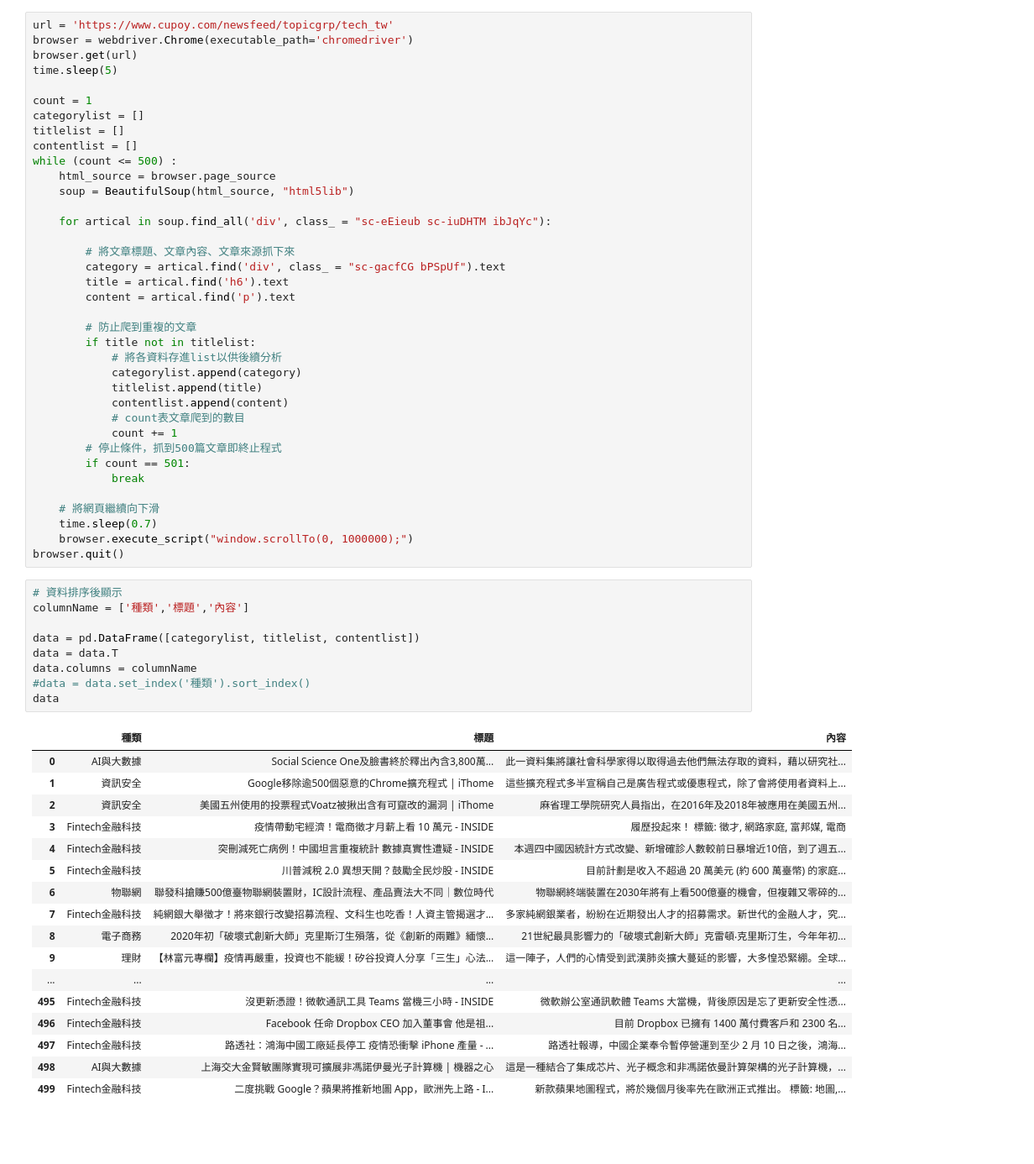
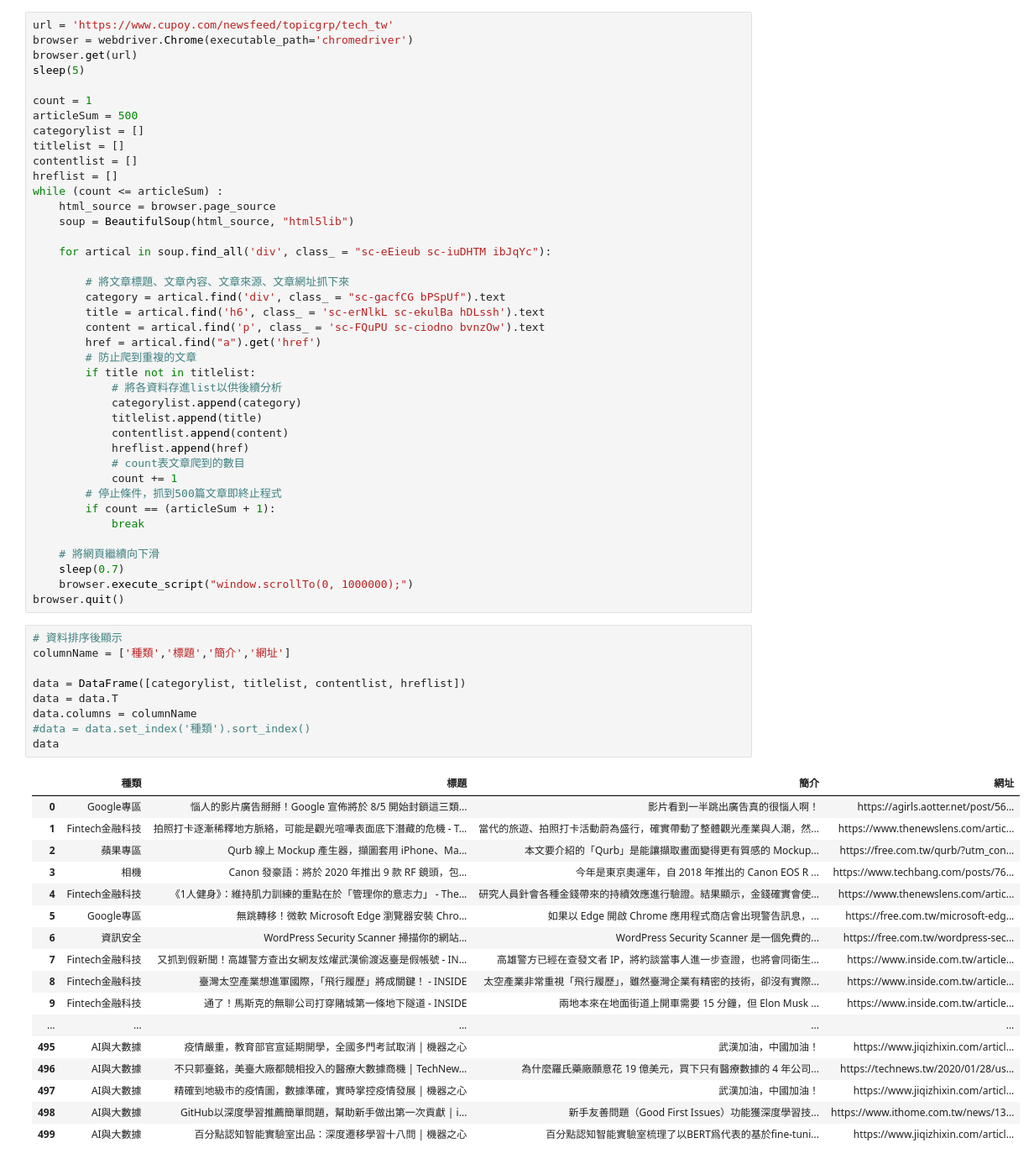
Before and after one commit to Ether-YiTseWu/1st-PyCrawlerMarathon, a Jupyter notebook: final project/Final Project.ipynb, the cells around one changed output. Shown: that part at 84% size. Drawn from its saved outputs; the diff is of its cells as text; blank space fills up the shorter version.

```diff
--- a/final project/Final Project.ipynb
+++ b/final project/Final Project.ipynb
@@ -21,63 +13,66 @@ warnings.filterwarnings('ignore')
 url = 'https://www.cupoy.com/newsfeed/topicgrp/tech_tw'
 browser = webdriver.Chrome(executable_path='chromedriver')
 browser.get(url)
-time.sleep(5)
+sleep(5)
 
 count = 1
+articleSum = 500
 categorylist = []
 titlelist = []
 contentlist = []
-while (count <= 500) :
+hreflist = []
+while (count <= articleSum) :
     html_source = browser.page_source
     soup = BeautifulSoup(html_source, "html5lib")
 
     for artical in soup.find_all('div', class_ = "sc-eEieub sc-iuDHTM ibJqYc"):
 
-        # 將文章標題、文章內容、文章來源抓下來
+        # 將文章標題、文章內容、文章來源、文章網址抓下來
         category = artical.find('div', class_ = "sc-gacfCG bPSpUf").text
-        title = artical.find('h6').text
-        content = artical.find('p').text
-
+        title = artical.find('h6', class_ = 'sc-erNlkL sc-ekulBa hDLssh').text
+        content = artical.find('p', class_ = 'sc-FQuPU sc-ciodno bvnzOw').text
+        href = artical.find("a").get('href')
         # 防止爬到重複的文章
         if title not in titlelist:
             # 將各資料存進list以供後續分析
             categorylist.append(category)
             titlelist.append(title)
             contentlist.append(content)
+            hreflist.append(href)
             # count表文章爬到的數目
             count += 1
         # 停止條件，抓到500篇文章即終止程式
-        if count == 501:
+        if count == (articleSum + 1):
             break
 
     # 將網頁繼續向下滑
-    time.sleep(0.7)
+    sleep(0.7)
     browser.execute_script("window.scrollTo(0, 1000000);")
 browser.quit()
 # %%
 # 資料排序後顯示
-columnName = ['種類','標題','內容']
+columnName = ['種類','標題','簡介','網址']
 
-data = pd.DataFrame([categorylist, titlelist, contentlist])
+data = DataFrame([categorylist, titlelist, contentlist, hreflist])
 data = data.T
 data.columns = columnName
 #data = data.set_index('種類').sort_index()
 data
 # %% [output]
-|  | 種類 | 標題 | 內容 |
-| 0 | AI與大數據 | Social Science One及臉書終於釋出內含3,800萬... | 此一資料集將讓社會科學家得以取得過去他們無法存取的資料，藉以研究社... |
-| 1 | 資訊安全 | Google移除逾500個惡意的Chrome擴充程式 | iThome | 這些擴充程式多半宣稱自己是廣告程式或優惠程式，除了會將使用者資料上... |
-| 2 | 資訊安全 | 美國五州使用的投票程式Voatz被揪出含有可竄改的漏洞 | iThome | 麻省理工學院研究人員指出，在2016年及2018年被應用在美國五州... |
-| 3 | Fintech金融科技 | 疫情帶動宅經濟！電商徵才月薪上看 10 萬元 - INSIDE | 履歷投起來！ 標籤: 徵才, 網路家庭, 富邦媒, 電商 |
-| 4 | Fintech金融科技 | 突刪減死亡病例！中國坦言重複統計 數據真實性遭疑 - INSIDE | 本週四中國因統計方式改變、新增確診人數較前日暴增近10倍，到了週五... |
-| 5 | Fintech金融科技 | 川普減稅 2.0 異想天開？鼓勵全民炒股 - INSIDE | 目前計劃是收入不超過 20 萬美元 (約 600 萬臺幣) 的家庭... |
-| 6 | 物聯網 | 聯發科搶賺500億臺物聯網裝置財，IC設計流程、產品賣法大不同｜數位時代 | 物聯網終端裝置在2030年將有上看500億臺的機會，但複雜又零碎的... |
-| 7 | Fintech金融科技 | 純網銀大舉徵才！將來銀行改變招募流程、文科生也吃香！人資主管揭選才... | 多家純網銀業者，紛紛在近期發出人才的招募需求。新世代的金融人才，究... |
-| 8 | 電子商務 | 2020年初「破壞式創新大師」克里斯汀生殞落，從《創新的兩難》緬懷... | 21世紀最具影響力的「破壞式創新大師」克雷頓‧克里斯汀生，今年年初... |
-| 9 | 理財 | 【林富元專欄】疫情再嚴重，投資也不能緩！矽谷投資人分享「三生」心法... | 這一陣子，人們的心情受到武漢肺炎擴大蔓延的影響，大多惶恐緊綳。全球... |
-| ... | ... | ... | ... |
-| 495 | Fintech金融科技 | 沒更新憑證！微軟通訊工具 Teams 當機三小時 - INSIDE | 微軟辦公室通訊軟體 Teams 大當機，背後原因是忘了更新安全性憑... |
-| 496 | Fintech金融科技 | Facebook 任命 Dropbox CEO 加入董事會 他是祖... | 目前 Dropbox 已擁有 1400 萬付費客戶和 2300 名... |
-| 497 | Fintech金融科技 | 路透社：鴻海中國工廠延長停工 疫情恐衝擊 iPhone 產量 - ... | 路透社報導，中國企業奉令暫停營運到至少 2 月 10 日之後，鴻海... |
-| 498 | AI與大數據 | 上海交大金賢敏團隊實現可擴展非馮諾伊曼光子計算機 | 機器之心 | 這是一種結合了集成芯片、光子概念和非馮諾依曼計算架構的光子計算機，... |
-| 499 | Fintech金融科技 | 二度挑戰 Google？蘋果將推新地圖 App，歐洲先上路 - I... | 新款蘋果地圖程式，將於幾個月後率先在歐洲正式推出。 標籤: 地圖,... |
+|  | 種類 | 標題 | 簡介 | 網址 |
+| 0 | Google專區 | 惱人的影片廣告掰掰！Google 宣佈將於 8/5 開始封鎖這三類... | 影片看到一半跳出廣告真的很惱人啊！ | https://agirls.aotter.net/post/56... |
+| 1 | Fintech金融科技 | 拍照打卡逐漸稀釋地方脈絡，可能是觀光喧嘩表面底下潛藏的危機 - T... | 當代的旅遊、拍照打卡活動蔚為盛行，確實帶動了整體觀光產業與人潮，然... | https://www.thenewslens.com/artic... |
+| 2 | 蘋果專區 | Qurb 線上 Mockup 產生器，擷圖套用 iPhone、Ma... | 本文要介紹的「Qurb」是能讓擷取畫面變得更有質感的 Mockup... | https://free.com.tw/qurb/?utm_con... |
+| 3 | 相機 | Canon 發豪語：將於 2020 年推出 9 款 RF 鏡頭，包... | 今年是東京奧運年，自 2018 年推出的 Canon EOS R ... | https://www.techbang.com/posts/76... |
+| 4 | Fintech金融科技 | 《1人健身》：維持肌力訓練的重點在於「管理你的意志力」 - The... | 研究人員針會各種金錢帶來的持續效應進行驗證。結果顯示，金錢確實會使... | https://www.thenewslens.com/artic... |
+| 5 | Google專區 | 無跳轉移！微軟 Microsoft Edge 瀏覽器安裝 Chro... | 如果以 Edge 開啟 Chrome 應用程式商店會出現警告訊息，... | https://free.com.tw/microsoft-edg... |
+| 6 | 資訊安全 | WordPress Security Scanner 掃描你的網站... | WordPress Security Scanner 是一個免費的... | https://free.com.tw/wordpress-sec... |
+| 7 | Fintech金融科技 | 又抓到假新聞！高雄警方查出女網友炫燿武漢偷渡返臺是假帳號 - IN... | 高雄警方已經在查發文者 IP，將約談當事人進一步查證，也將會同衛生... | https://www.inside.com.tw/article... |
+| 8 | Fintech金融科技 | 臺灣太空產業想進軍國際，「飛行履歷」將成關鍵！ - INSIDE | 太空產業非常重視「飛行履歷」，雖然臺灣企業有精密的技術，卻沒有實際... | https://www.inside.com.tw/article... |
+| 9 | Fintech金融科技 | 通了！馬斯克的無聊公司打穿賭城第一條地下隧道 - INSIDE | 兩地本來在地面街道上開車需要 15 分鐘，但 Elon Musk ... | https://www.inside.com.tw/article... |
+| ... | ... | ... | ... | ... |
+| 495 | AI與大數據 | 疫情嚴重，教育部官宣延期開學，全國多門考試取消 | 機器之心 | 武漢加油，中國加油！ | https://www.jiqizhixin.com/articl... |
+| 496 | AI與大數據 | 不只郭臺銘，美臺大廠都競相投入的醫療大數據商機 | TechNew... | 為什麼羅氏藥廠願意花 19 億美元，買下只有醫療數據的 4 年公司... | https://technews.tw/2020/01/28/us... |
+| 497 | AI與大數據 | 精確到地級市的疫情圖，數據準確，實時掌控疫情發展 | 機器之心 | 武漢加油，中國加油！ | https://www.jiqizhixin.com/articl... |
+| 498 | AI與大數據 | GitHub以深度學習推薦簡單問題，幫助新手做出第一次貢獻 | i... | 新手友善問題（Good First Issues）功能獲深度學習技... | https://www.ithome.com.tw/news/13... |
+| 499 | AI與大數據 | 百分點認知智能實驗室出品：深度遷移學習十八問 | 機器之心 | 百分點認知智能實驗室梳理了以BERT爲代表的基於fine-tuni... | https://www.jiqizhixin.com/articl... |
```
Also changed, not shown: parts of 6 cells of this notebook.
